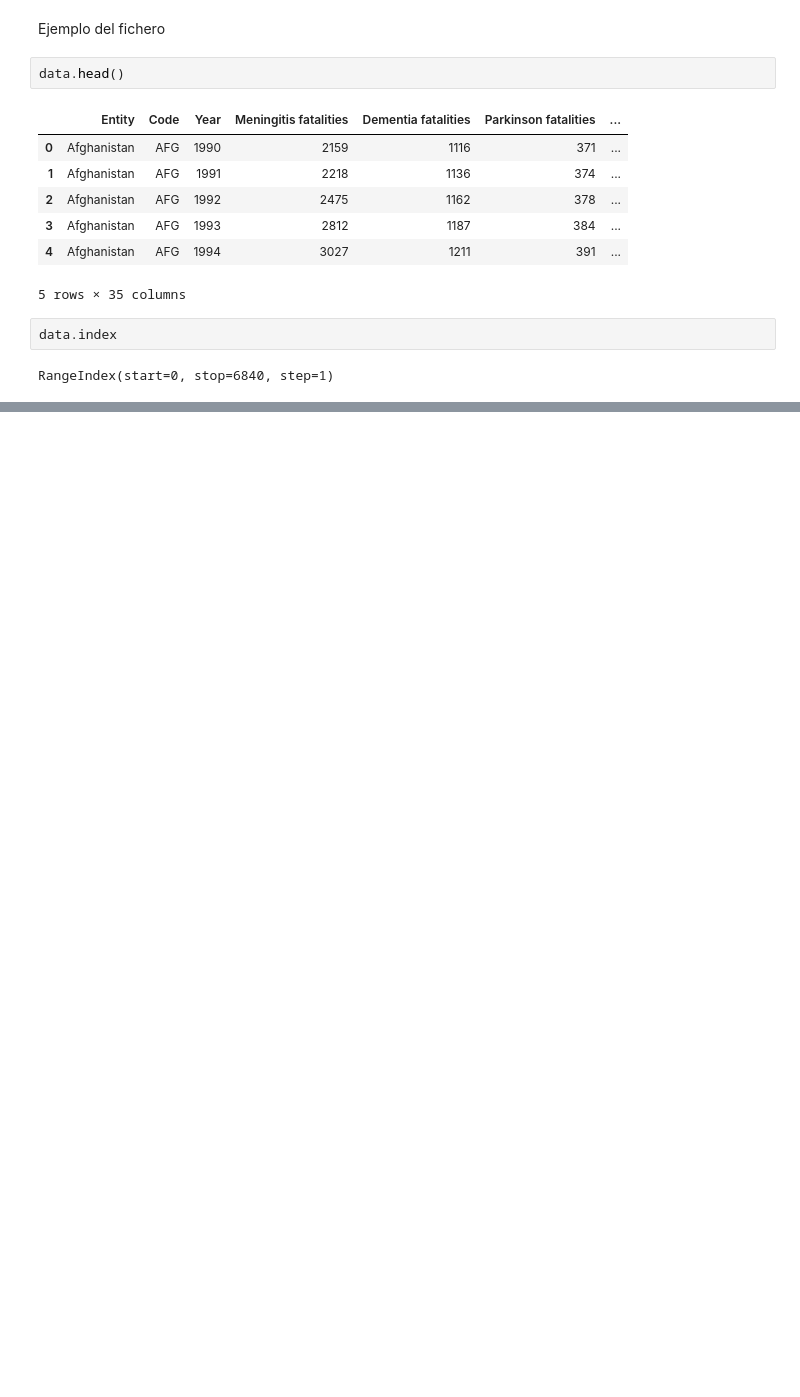
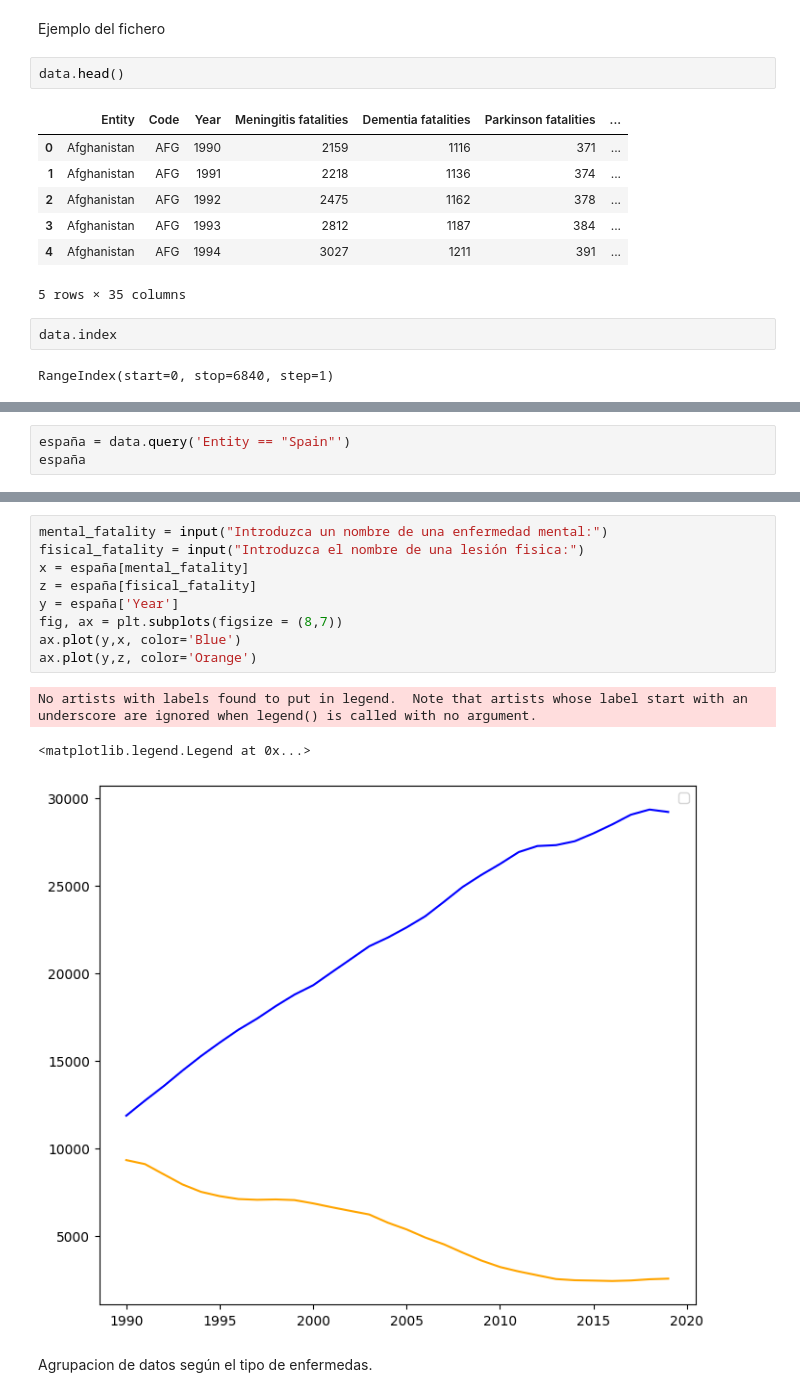
Before and after one commit to alegonzjur/ProyectoTFG, a Jupyter notebook: data/comp.ipynb, the cells around one changed output, grey strips where cells are left out. Cells and saved outputs as stored; diff of their text form; blank space fills up the shorter version.

```diff
--- a/data/comp.ipynb
+++ b/data/comp.ipynb
@@ -28,0 +31,3 @@ RangeIndex(start=0, stop=6840, step=1)
+# %%
+españa = data.query('Entity == "Spain"')
+españa
@@ -28,0 +53,15 @@ RangeIndex(start=0, stop=6840, step=1)
+# %%
+mental_fatality = input("Introduzca un nombre de una enfermedad mental:")
+fisical_fatality = input("Introduzca el nombre de una lesión fisica:")
+x = españa[mental_fatality]
+z = españa[fisical_fatality]
+y = españa['Year']
+fig, ax = plt.subplots(figsize = (8,7))
+ax.plot(y,x, color='Blue')
+ax.plot(y,z, color='Orange')
+# %% [output]
+No artists with labels found to put in legend.  Note that artists whose label start with an underscore are ignored when legend() is called with no argument.
+<matplotlib.legend.Legend at 0x...>
+[figure, added]
+# %% [markdown]
+Agrupacion de datos según el tipo de enfermedas.
```
Also changed, not shown: parts of 7 cells of this notebook.
